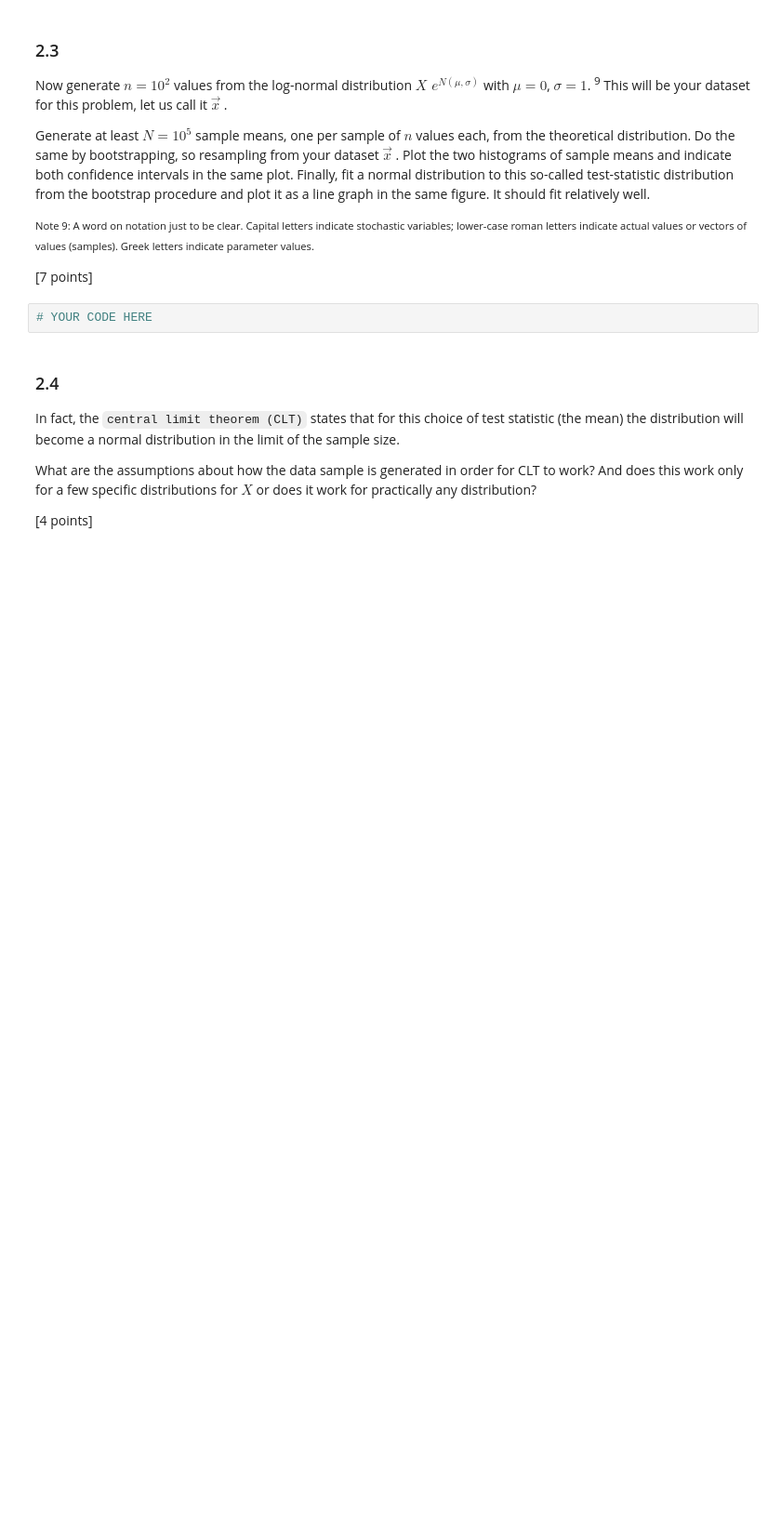
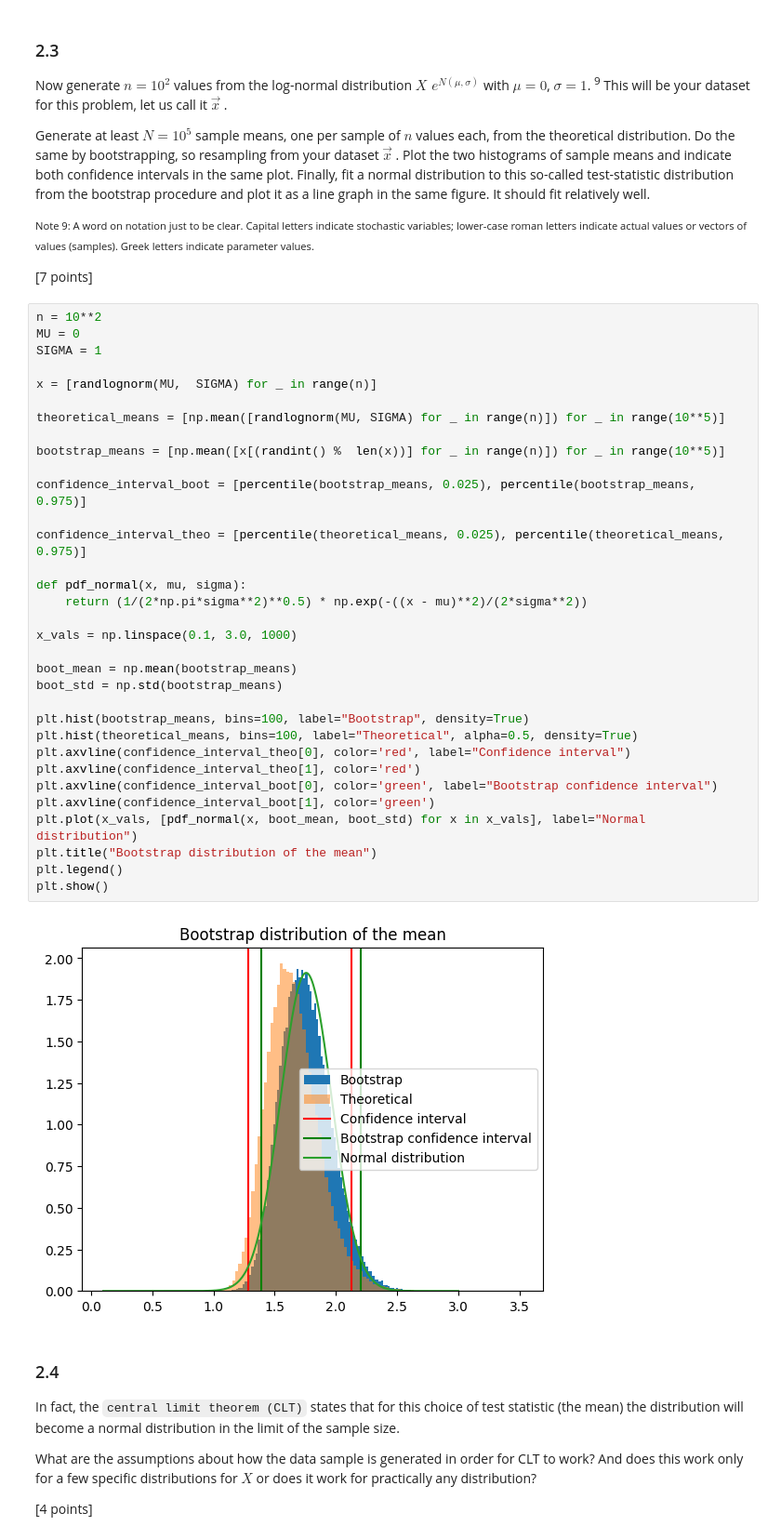
Before and after one commit to J0bster/sda_week2, a Jupyter notebook: SDA_Assignment_#2.ipynb, the cells around one changed output. Shown at 93% size. Saved outputs shown, nothing was run; the diff lists cells and outputs as text; blank space fills up the shorter version.

```diff
--- a/SDA_Assignment_#2.ipynb
+++ b/SDA_Assignment_#2.ipynb
@@ -391,8 +456,41 @@ the same figure. It should fit relatively well.
 <span style="font-family:Arial; font-size: 0.8em;">Note 9: A word on notation just to be clear. Capital letters indicate stochastic variables; lower-case roman letters indicate actual values or vectors of values (samples). Greek letters indicate parameter values.</span>
 
 [7 points]
-# %%
-# YOUR CODE HERE
+# %%
+n = 10**2
+MU = 0
+SIGMA = 1
+
+x = [randlognorm(MU,  SIGMA) for _ in range(n)]
+
+theoretical_means = [np.mean([randlognorm(MU, SIGMA) for _ in range(n)]) for _ in range(10**5)]
+
+bootstrap_means = [np.mean([x[(randint() %  len(x))] for _ in range(n)]) for _ in range(10**5)]
+
+confidence_interval_boot = [percentile(bootstrap_means, 0.025), percentile(bootstrap_means, 0.975)]
+
+confidence_interval_theo = [percentile(theoretical_means, 0.025), percentile(theoretical_means, 0.975)]
+
+def pdf_normal(x, mu, sigma):
+    return (1/(2*np.pi*sigma**2)**0.5) * np.exp(-((x - mu)**2)/(2*sigma**2))
+
+x_vals = np.linspace(0.1, 3.0, 1000)
+
+boot_mean = np.mean(bootstrap_means)
+boot_std = np.std(bootstrap_means)
+
+plt.hist(bootstrap_means, bins=100, label="Bootstrap", density=True)
+plt.hist(theoretical_means, bins=100, label="Theoretical", alpha=0.5, density=True)
+plt.axvline(confidence_interval_theo[0], color='red', label="Confidence interval")
+plt.axvline(confidence_interval_theo[1], color='red')
+plt.axvline(confidence_interval_boot[0], color='green', label="Bootstrap confidence interval")
+plt.axvline(confidence_interval_boot[1], color='green')
+plt.plot(x_vals, [pdf_normal(x, boot_mean, boot_std) for x in x_vals], label="Normal distribution")
+plt.title("Bootstrap distribution of the mean")
+plt.legend()
+plt.show()
+# %% [output]
+[figure, added]
 # %% [markdown]
 ### 2.4
 
```
Also changed, not shown: parts of 26 cells of this notebook, 1 other file.
